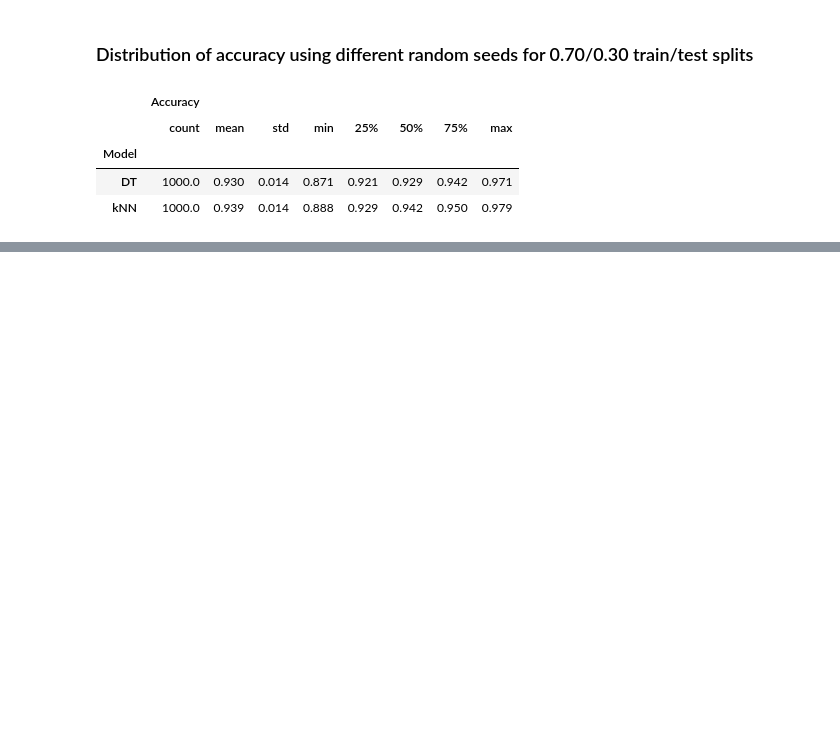
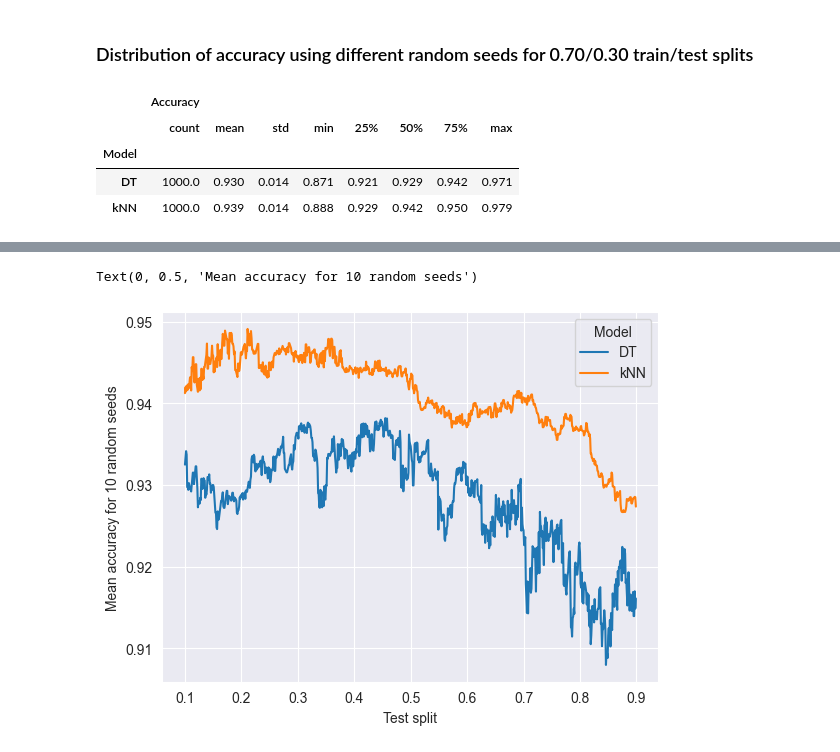
Before and after one commit to VideojogosLusofona/mlf_2025_lectures, a Jupyter notebook: lecture02/lecture02.ipynb, the cells around one changed output, grey strips where cells are left out. Saved outputs shown, nothing was run; the diff lists cells and outputs as text; code cells hidden in the pictures; blank space fills up the shorter version.

Commit message:
Add train/test split analysis on accuracy

```diff
--- a/lecture02/lecture02.ipynb
+++ b/lecture02/lecture02.ipynb
@@ -387,12 +384,0 @@ sns.boxplot(df_acc_rng, x="Model", y="Accuracy", hue="Model");
-# %%
-acc_split = []
-
-for test_split in np.arange(0.1, 0.9, 0.001):
-    for seed in [0, 10, 440, 543534, 234, 23455, 874, 9245, 145, 732343]:
-        X_train, X_test, y_train, y_test = train_test_split(X, y, test_size=test_split, random_state=seed)
-        dtClf.fit(X_train, y_train)
-        acc_split.append((dtClf.score(X_test, y_test), test_split, "DT"))
-        knnClf.fit(X_train, y_train)
-        acc_split.append((knnClf.score(X_test, y_test), test_split, "kNN"))
-
-df_acc_split = pd.DataFrame(acc_split, columns=["Accuracy", "TestSplit", "Model"])
@@ -406,0 +427,12 @@ df_mean.pivot(index="TestSplit", columns="Model", values="Accuracy").plot()
+# %%
+# Let's get the mean accuracy (over 10 seeds) for each test split-model combination
+df_mean = df_acc_split.groupby(["TestSplit", "Model"])["Accuracy"].mean().reset_index()
+
+# Let's rearrange the data frame so that the test split is the unique index,
+# with each model having its own column, with values for each being the
+# accuracy
+df_pivot = df_mean.pivot(index="TestSplit", columns="Model", values="Accuracy")
+
+# Take a look at the pivot data frame, so we can check that it has the data in
+# the format we want
+df_pivot.head(10).round(6)
@@ -406,0 +452,11 @@ df_mean.pivot(index="TestSplit", columns="Model", values="Accuracy").plot()
+# %%
+# Data frames have a plot() method that can sometimes be useful... this is one
+# of those times
+ax = df_pivot.plot()
+
+# Customize the returned axes a little bit
+ax.set_xlabel("Test split")
+ax.set_ylabel("Mean accuracy for 10 random seeds")
+# %% [output]
+Text(0, 0.5, 'Mean accuracy for 10 random seeds')
+[figure, added]
```
Also changed, not shown: parts of 8 cells of this notebook, 1 other file.
